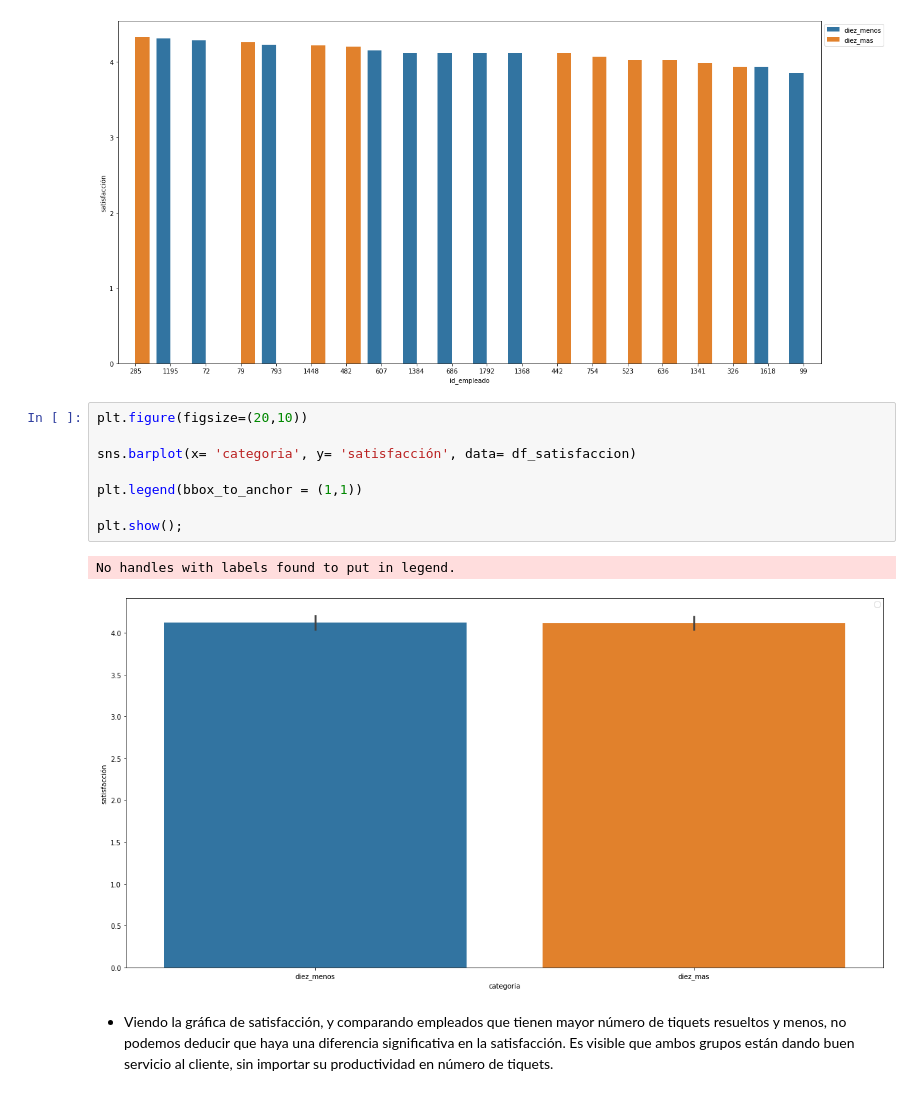
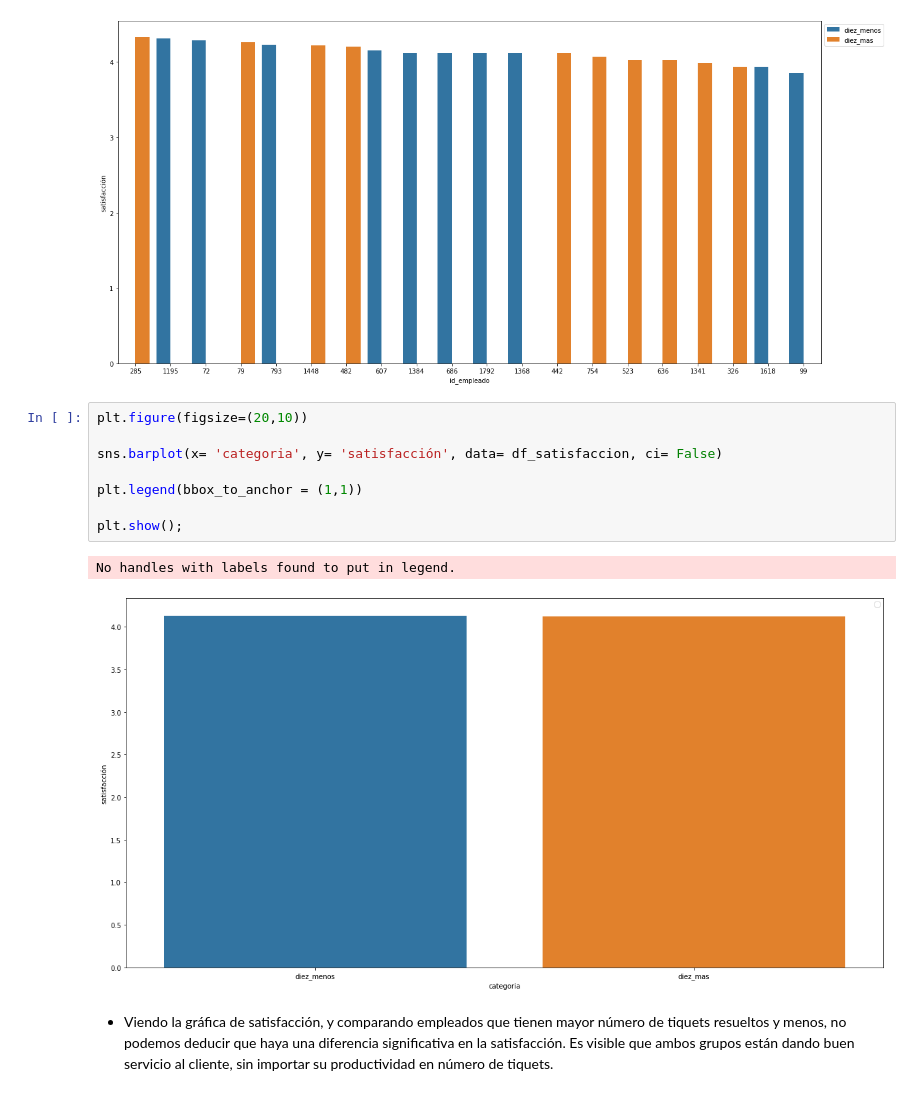
Before and after one commit to Adalab/EDA-y-ETL, a Jupyter notebook: eda/eda-III.ipynb, the cells around one changed output. Cells and saved outputs as stored; diff of their text form.

```diff
--- a/eda/eda-III.ipynb
+++ b/eda/eda-III.ipynb
@@ -288,13 +288,13 @@ plt.show();
 # %%
 plt.figure(figsize=(20,10))
 
-sns.barplot(x= 'categoria', y= 'satisfacción', data= df_satisfaccion)
+sns.barplot(x= 'categoria', y= 'satisfacción', data= df_satisfaccion, ci= False)
 
 plt.legend(bbox_to_anchor = (1,1))
 
 plt.show();
 # %% [output]
 No handles with labels found to put in legend.
-[figure, old version]
+[figure, new version]
 # %% [markdown]
 * Viendo la gráfica de satisfacción, y comparando empleados que tienen mayor número de tiquets resueltos y menos, no podemos deducir que haya una diferencia significativa en la satisfacción. Es visible que ambos grupos están dando buen servicio al cliente, sin importar su productividad en número de tiquets.
```
Also changed, not shown: parts of 3 cells of this notebook.
